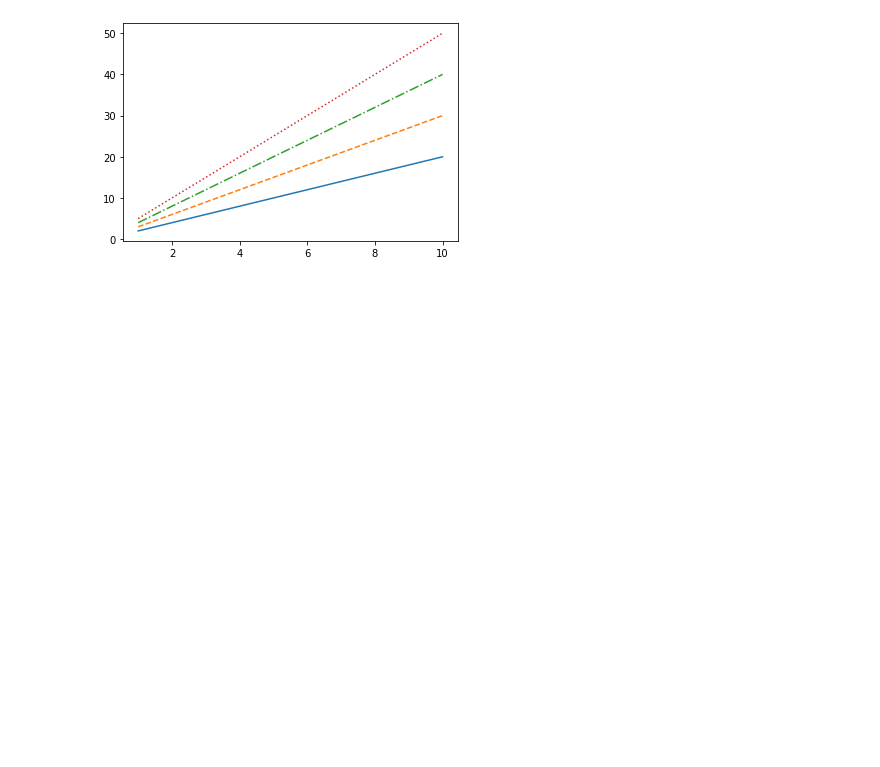
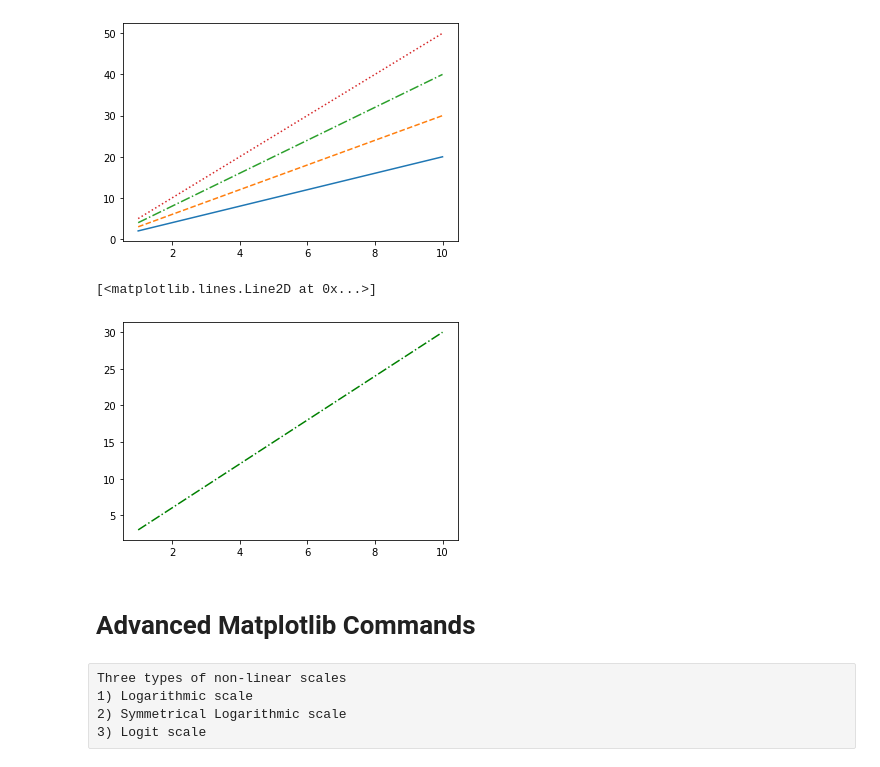
Before and after one commit to umar7860/numpy-linkedIn-course, a Jupyter notebook: NumPy Course Part 2/AdvancePlotsAndStyling.ipynb, the cells around one changed output. Drawn from its saved outputs; the diff is of its cells as text; code cells hidden in the pictures; blank space fills up the shorter version.

Commit message:
Advance matplotlib commands

```diff
--- a/NumPy Course Part 2/AdvancePlotsAndStyling.ipynb
+++ b/NumPy Course Part 2/AdvancePlotsAndStyling.ipynb
@@ -45,4 +45,14 @@ plt.plot(x,5*x,linestyle = ':')
 [<matplotlib.lines.Line2D at 0x...>]
 [figure]
 # %%
-plt.plot()
+plt.plot(x,3*x,'-.g')
+# %% [output]
+[<matplotlib.lines.Line2D at 0x...>]
+[figure, added]
+# %% [markdown]
+# Advanced Matplotlib Commands
+# %% [raw]
+Three types of non-linear scales
+1) Logarithmic scale
+2) Symmetrical Logarithmic scale
+3) Logit scale
```
Also changed, not shown: parts of 1 cell of this notebook.
